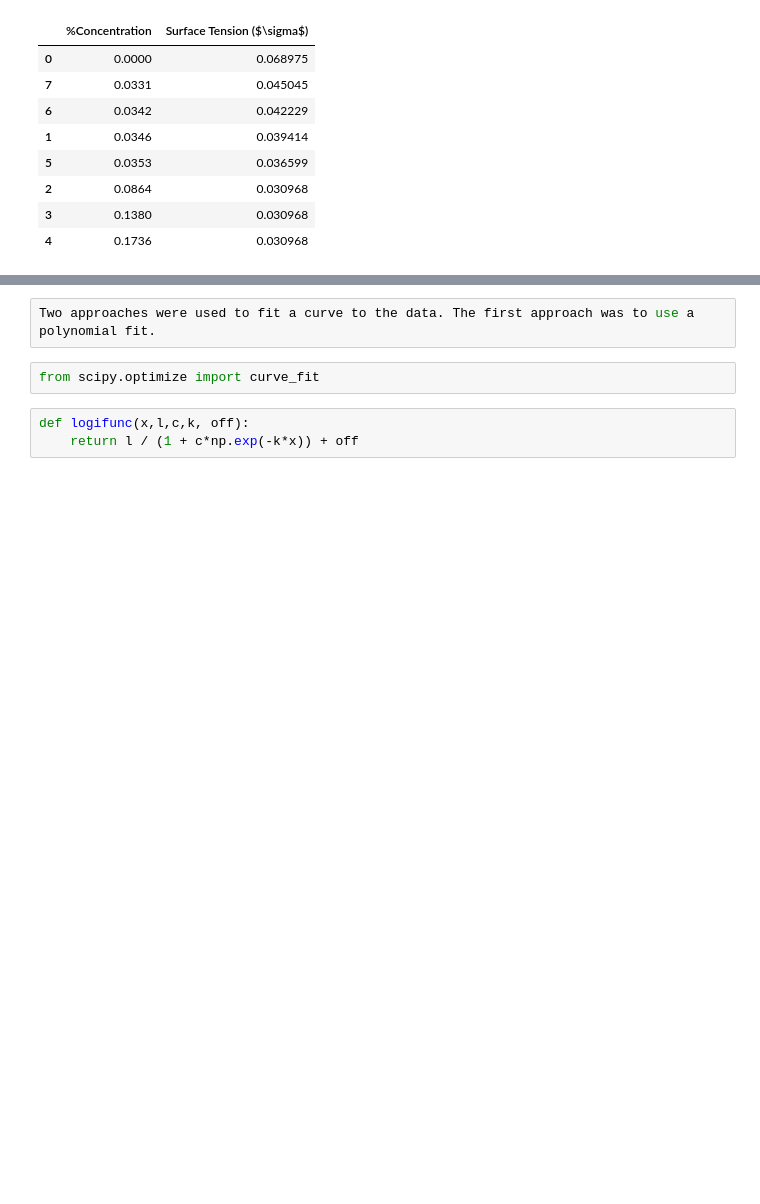
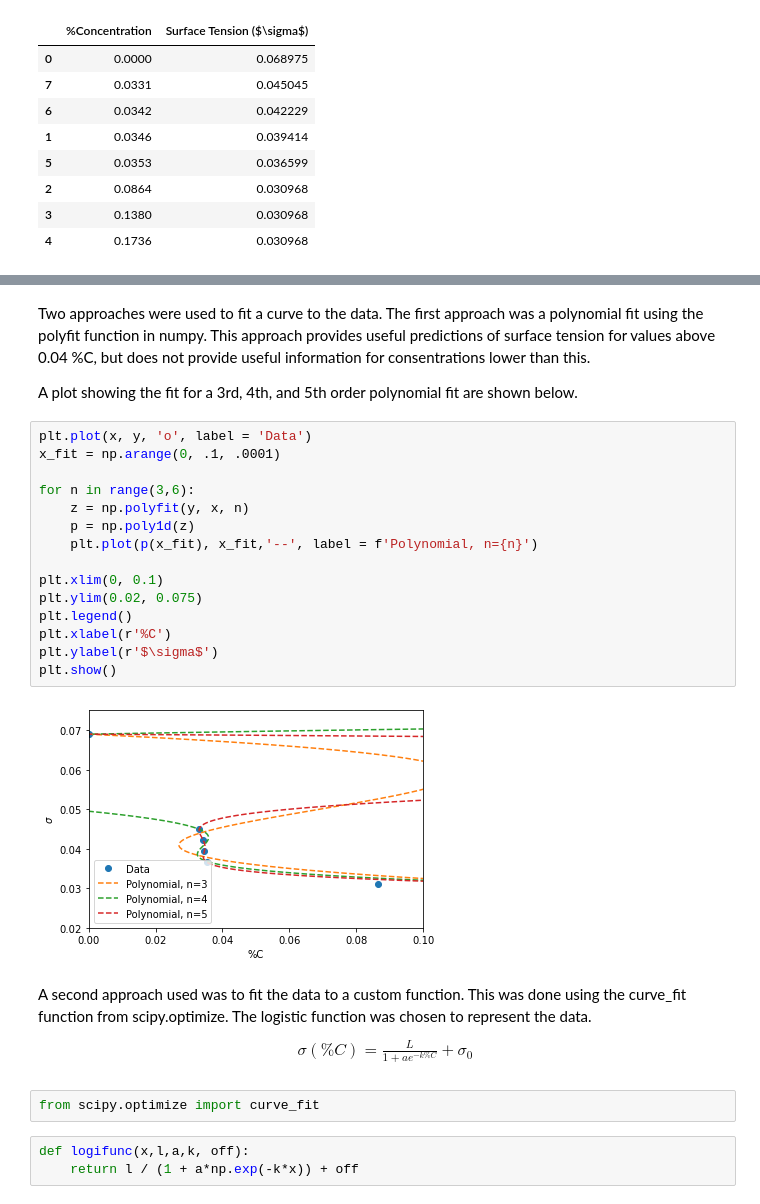
Before and after one commit to oliphanc/OpenTeams-Notebooks, a Jupyter notebook: Logistical Regression/LogisticalCurveFit.ipynb, the cells around one changed output, grey strips where cells are left out. Cells and saved outputs as stored; diff of their text form; blank space fills up the shorter version.

```diff
--- a/Logistical Regression/LogisticalCurveFit.ipynb
+++ b/Logistical Regression/LogisticalCurveFit.ipynb
@@ -55,10 +55,35 @@ plt.show()
-# %%
-Two approaches were used to fit a curve to the data. The first approach was to use a
-polynomial fit.
+# %% [markdown]
+Two approaches were used to fit a curve to the data. The first approach was a polynomial fit using the polyfit function in numpy. This approach provides useful predictions of surface tension for values above 0.04 %C, but does not provide useful information for consentrations lower than this.
+
+A plot showing the fit for a 3rd, 4th, and 5th order polynomial fit are shown below.
+# %%
+plt.plot(x, y, 'o', label = 'Data')
+x_fit = np.arange(0, .1, .0001)
+
+for n in range(3,6):
+    z = np.polyfit(y, x, n)
+    p = np.poly1d(z)
+    plt.plot(p(x_fit), x_fit,'--', label = f'Polynomial, n={n}')
+
+plt.xlim(0, 0.1)
+plt.ylim(0.02, 0.075)
+plt.legend()
+plt.xlabel(r'%C')
+plt.ylabel(r'$\sigma$')
+plt.show()
+# %% [output]
+[figure, new version]
+# %% [markdown]
+A second approach used was to fit the data to a custom function. This was done using the curve_fit function from scipy.optimize. The logistic function was chosen to represent the data.
+$$
+\begin{align}
+\sigma(\%C) = \frac{L}{1+ae^{-k\%C}} + \sigma_0
+\end{align}
+$$
 # %%
 from scipy.optimize import curve_fit
 # %%
-def logifunc(x,l,c,k, off):
-    return l / (1 + c*np.exp(-k*x)) + off
+def logifunc(x,l,a,k, off):
+    return l / (1 + a*np.exp(-k*x)) + off
 # %%
 popt, pcov = curve_fit(logifunc, x, y, p0=[.04,8,.1, .011])
```
Also changed, not shown: parts of 5 cells of this notebook.
